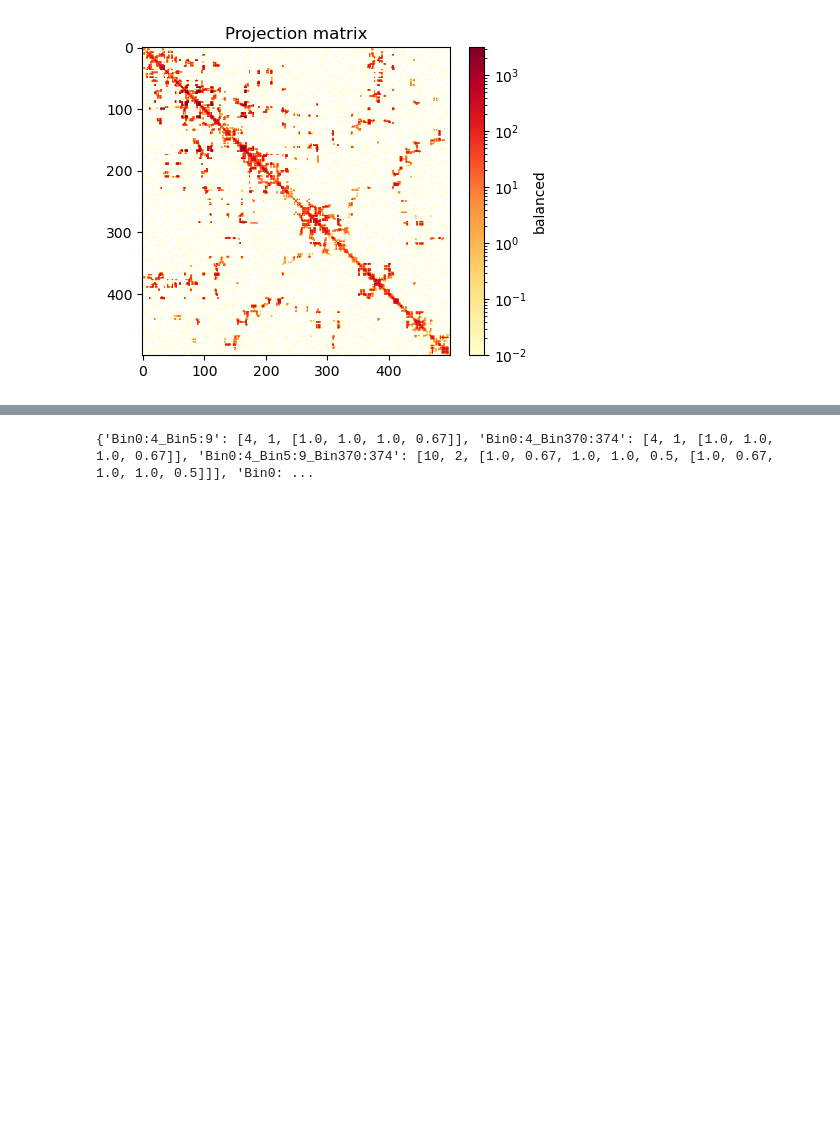
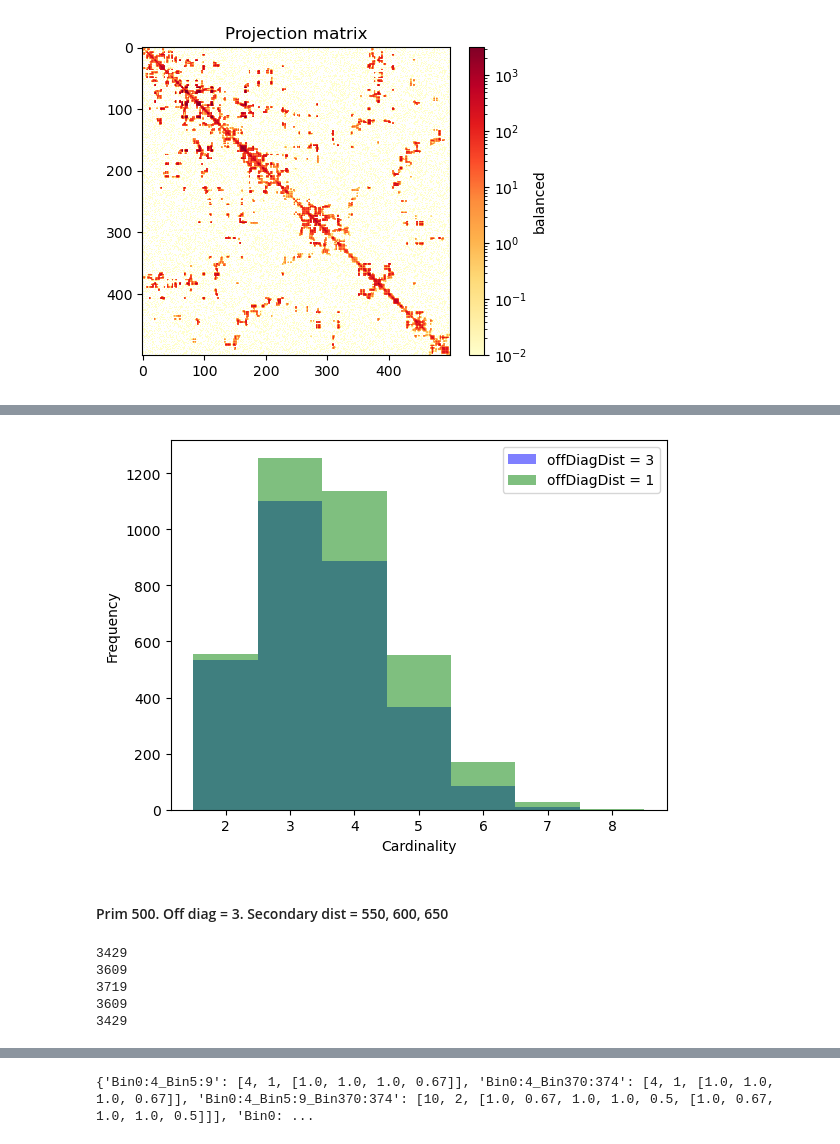
Before and after one commit to noush-joglekar/sporeC_prelim, a Jupyter notebook: scripts/jupyterNB/v1.generate_porec_readCategs_fromChains.ipynb, the cells around one changed output, grey strips where cells are left out. Saved outputs shown, nothing was run; the diff lists cells and outputs as text; code cells hidden in the pictures; blank space fills up the shorter version.

```diff
--- a/scripts/jupyterNB/v1.generate_porec_readCategs_fromChains.ipynb
+++ b/scripts/jupyterNB/v1.generate_porec_readCategs_fromChains.ipynb
@@ -299,4 +308,19 @@ plt.show()
 # %%
 fileNames = ['binConcatInc_3_500_550_3.pkl','binConcatInc_1_500_550_3.pkl',
              'binConcatInc_3_500_550_4.pkl','binConcatInc_3_500_600_4.pkl','binConcatInc_3_500_650_4.pkl',
-            'binConcatInc_3_500_550_6.pkl','binConcatInc_3_500_750_6.pkl']
+            'binConcatInc_3_500_550_6.pkl','binConcatInc_3_500_750_6.pkl',
+            'binConcatInc_3_500_750_5.pkl','binConcatInc_3_550_750_5.pkl',
+            'binConcatInc_1_500_750_5.pkl']
+# %%
+import os.path
+outDir = '/gpfs/commons/groups/gursoy_lab/ajoglekar/Projects/2023_03_01_multiwayInteractions/2023_03_01_v0_dataGathering/v0_hypergraphSimulations/getMultiwayInteractions_fromBPChains/v2.processChainsOutput_10k_500_sample1/'
+
+allDicts = {}
+for file in fileNames:
+    n = file.split("_")
+    iter = n[4].split(".")[0]
+    name = "_".join([n[2],n[3],n[1],"id",iter])
+    file_path = f'{outDir}{file}'
+    with open(file_path,'rb') as f:
+        bIncDict = pickle.load(f)
+        allDicts[name] = bIncDict
@@ -302,0 +333,5 @@ fileNames = ['binConcatInc_3_500_550_3.pkl','binConcatInc_1_500_550_3.pkl',
+# %%
+k3 = allDicts['500_550_3_id_3'].keys()
+cards_k3 = [len(key.split("_")) for key in k3]
+k1 = allDicts['500_550_1_id_3'].keys()
+cards_k1 = [len(key.split("_")) for key in k1]
@@ -302,0 +346,20 @@ fileNames = ['binConcatInc_3_500_550_3.pkl','binConcatInc_1_500_550_3.pkl',
+# %%
+import matplotlib.pyplot as plt
+plt.hist(cards_k3,bins = np.arange(2, 8 + 1.5) - 0.5,
+         alpha = 0.5, color='blue', label='offDiagDist = 3')
+plt.hist(cards_k1,bins = np.arange(2, 8 + 1.5) - 0.5,
+         alpha = 0.5, color='green', label='offDiagDist = 1')
+
+# Set labels and title
+plt.xlabel('Cardinality')
+plt.ylabel('Frequency')
+
+# Add legend
+plt.legend()
+
+# Show the plot
+plt.show()
+# %% [output]
+[figure, added]
+# %% [markdown]
+#### Prim 500. Off diag = 3. Secondary dist = 550, 600, 650
@@ -302,0 +373,13 @@ fileNames = ['binConcatInc_3_500_550_3.pkl','binConcatInc_1_500_550_3.pkl',
+# %%
+print(len(k550))
+print(len(k600))
+print(len(k650))
+
+print(len(set(k650).intersection(k600)))
+print(len(set(k650).intersection(k550)))
+# %% [output]
+3429
+3609
+3719
+3609
+3429
```
Also changed, not shown: parts of 59 cells of this notebook.
